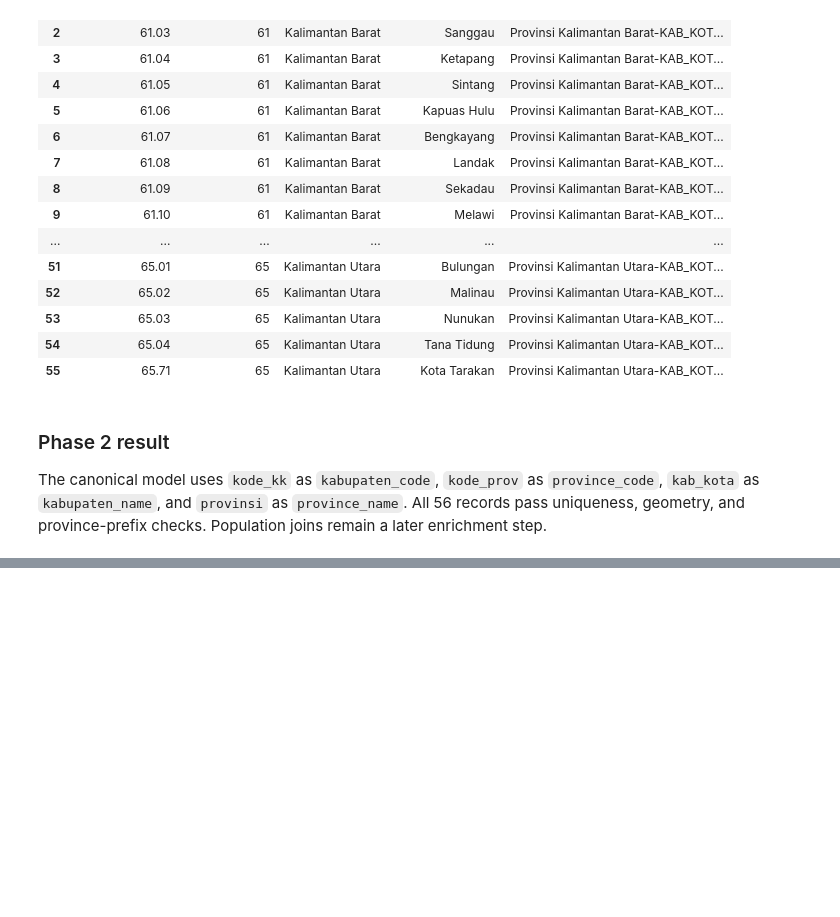
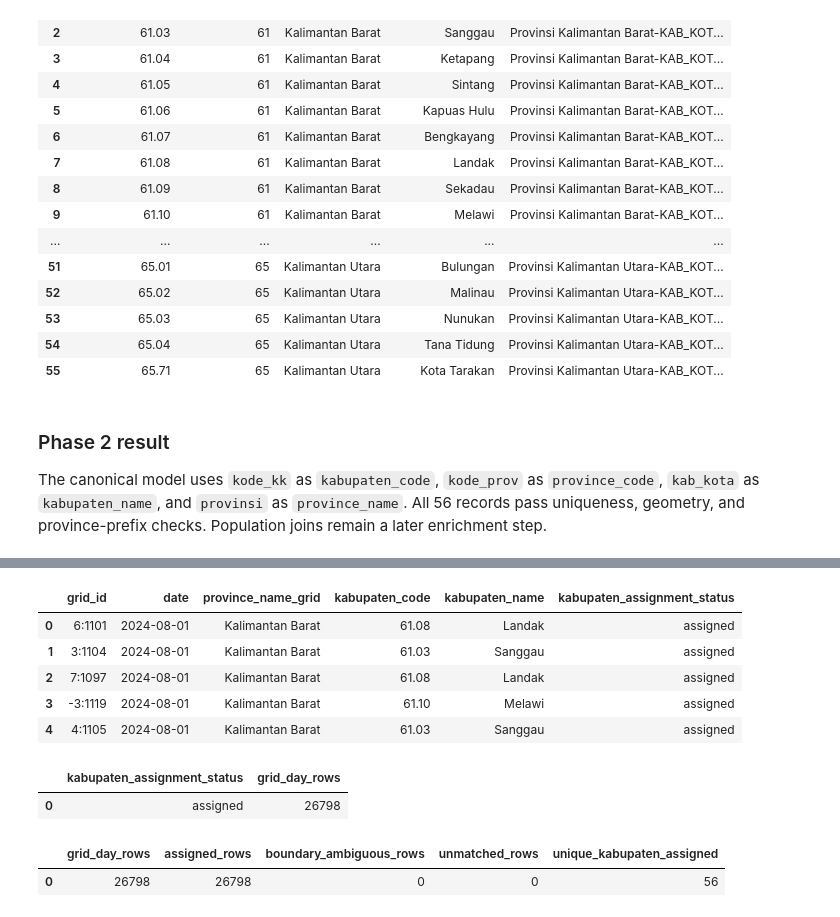
Before and after one commit to marimoria/Fireline, a Jupyter notebook: notebooks/07_FIRELINE_Kabupaten_Drilldown.ipynb, the cells around one changed output, grey strips where cells are left out. Cells and saved outputs as stored; diff of their text form; code cells hidden in the pictures; blank space fills up the shorter version.

```diff
--- a/notebooks/07_FIRELINE_Kabupaten_Drilldown.ipynb
+++ b/notebooks/07_FIRELINE_Kabupaten_Drilldown.ipynb
@@ -177,0 +197,47 @@ The canonical model uses `kode_kk` as `kabupaten_code`, `kode_prov` as `province
+# %%
+# Retain all candidate matches for the audit, then select one deterministic match.
+candidates = gpd.sjoin(grid_points, admin[['admin_id', 'province_code', 'province_name', 'kabupaten_name', 'geometry']], how='left', predicate='intersects', lsuffix='grid', rsuffix='admin')
+candidate_counts = candidates.groupby(candidates.index)['admin_id'].count()
+attribution_ambiguous = candidate_counts.gt(1)
+attribution_unmatched = candidate_counts.eq(0)
+assigned = (candidates.sort_values(['admin_id'], na_position='last').loc[lambda frame: ~frame.index.duplicated(keep='first')].sort_index())
+assigned['kabupaten_assignment_status'] = 'assigned'
+assigned.loc[assigned.index.map(attribution_ambiguous).fillna(False), 'kabupaten_assignment_status'] = 'boundary_ambiguous'
+assigned.loc[assigned.index.map(attribution_unmatched).fillna(False), 'kabupaten_assignment_status'] = 'unmatched'
+assigned['kabupaten_code'] = assigned['admin_id'].fillna('')
+assigned['kabupaten_name'] = assigned['kabupaten_name'].fillna('Kabupaten/kota belum terpetakan')
+assigned[['grid_id', 'date', 'province_name_grid', 'kabupaten_code', 'kabupaten_name', 'kabupaten_assignment_status']].head()
+# %% [output]
+|  | grid_id | date | province_name_grid | kabupaten_code | kabupaten_name | kabupaten_assignment_status |
+| 0 | 6:1101 | 2024-08-01 | Kalimantan Barat | 61.08 | Landak | assigned |
+| 1 | 3:1104 | 2024-08-01 | Kalimantan Barat | 61.03 | Sanggau | assigned |
+| 2 | 7:1097 | 2024-08-01 | Kalimantan Barat | 61.08 | Landak | assigned |
+| 3 | -3:1119 | 2024-08-01 | Kalimantan Barat | 61.10 | Melawi | assigned |
+| 4 | 4:1105 | 2024-08-01 | Kalimantan Barat | 61.03 | Sanggau | assigned |
+# %%
+# The join must not alter the existing score or row grain.
+assert len(assigned) == len(grid_days)
+assert assigned.priority_score.reset_index(drop=True).equals(grid_days.priority_score.reset_index(drop=True))
+assert assigned[['grid_id', 'date']].duplicated().sum() == 0
+assert set(assigned.kabupaten_assignment_status) <= {'assigned', 'boundary_ambiguous', 'unmatched'}
+phase3_audit = (assigned.groupby('kabupaten_assignment_status', dropna=False).size().rename('grid_day_rows').reset_index())
+phase3_audit
+# %% [output]
+|  | kabupaten_assignment_status | grid_day_rows |
+| 0 | assigned | 26798 |
+# %%
+assigned_export = assigned.rename(columns={'province_code_grid': 'province_code', 'province_name_grid': 'province_name'})
+attribution_columns = [c for c in grid_days.columns if c in assigned_export.columns]
+attributed_grid_days = assigned_export[attribution_columns + ['kabupaten_code', 'kabupaten_name', 'kabupaten_assignment_status']].copy()
+attributed_grid_days.to_csv(OUTPUT / 'grid_day_kabupaten_attribution.csv', index=False)
+phase3_summary = pd.DataFrame([{
+    'grid_day_rows': len(attributed_grid_days),
+    'assigned_rows': int((assigned.kabupaten_assignment_status == 'assigned').sum()),
+    'boundary_ambiguous_rows': int((assigned.kabupaten_assignment_status == 'boundary_ambiguous').sum()),
+    'unmatched_rows': int((assigned.kabupaten_assignment_status == 'unmatched').sum()),
+    'unique_kabupaten_assigned': int(assigned.loc[assigned.kabupaten_code.ne(''), 'kabupaten_code'].nunique()),
+}])
+phase3_summary
+# %% [output]
+|  | grid_day_rows | assigned_rows | boundary_ambiguous_rows | unmatched_rows | unique_kabupaten_assigned |
+| 0 | 26798 | 26798 | 0 | 0 | 56 |
```
Also changed, not shown: parts of 3 cells of this notebook, 1 other file.
